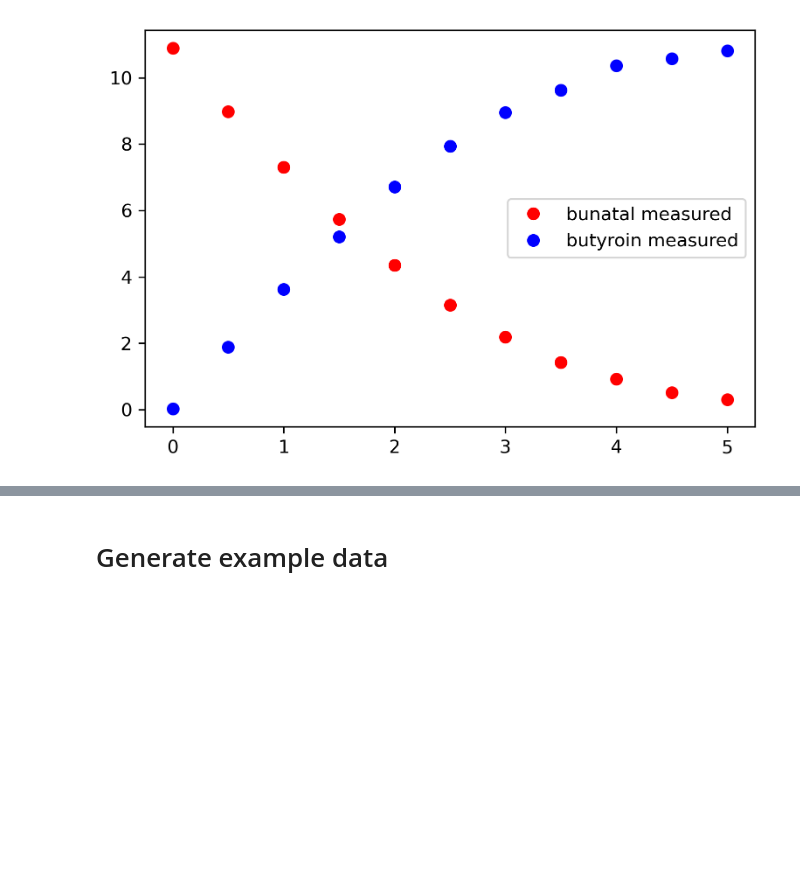
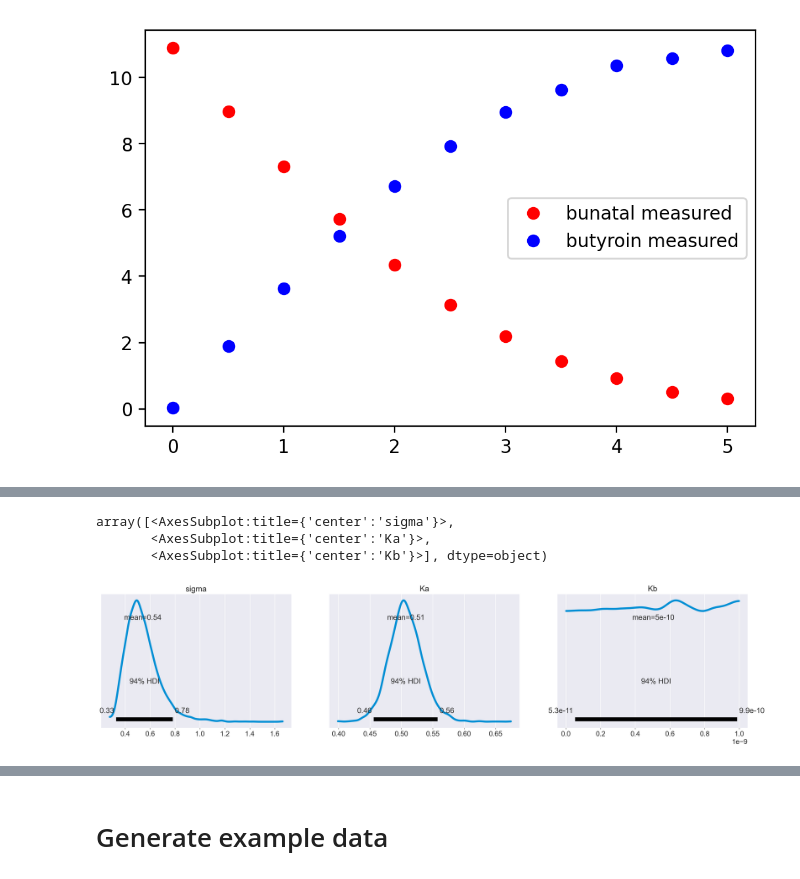
Before and after one commit to BioCatHub/wt_modeling, a Jupyter notebook: Drafts/pymc3/dataset_dominic.ipynb, the cells around one changed output, grey strips where cells are left out. Saved outputs shown, nothing was run; the diff lists cells and outputs as text; code cells hidden in the pictures; blank space fills up the shorter version.

```diff
--- a/Drafts/pymc3/dataset_dominic.ipynb
+++ b/Drafts/pymc3/dataset_dominic.ipynb
@@ -143,0 +205,7 @@ None
+# %%
+az.plot_posterior(data)
+# %% [output]
+array([<AxesSubplot:title={'center':'sigma'}>,
+       <AxesSubplot:title={'center':'Ka'}>,
+       <AxesSubplot:title={'center':'Kb'}>], dtype=object)
+[figure, added]
```
Also changed, not shown: parts of 15 cells of this notebook, 2 other files.
